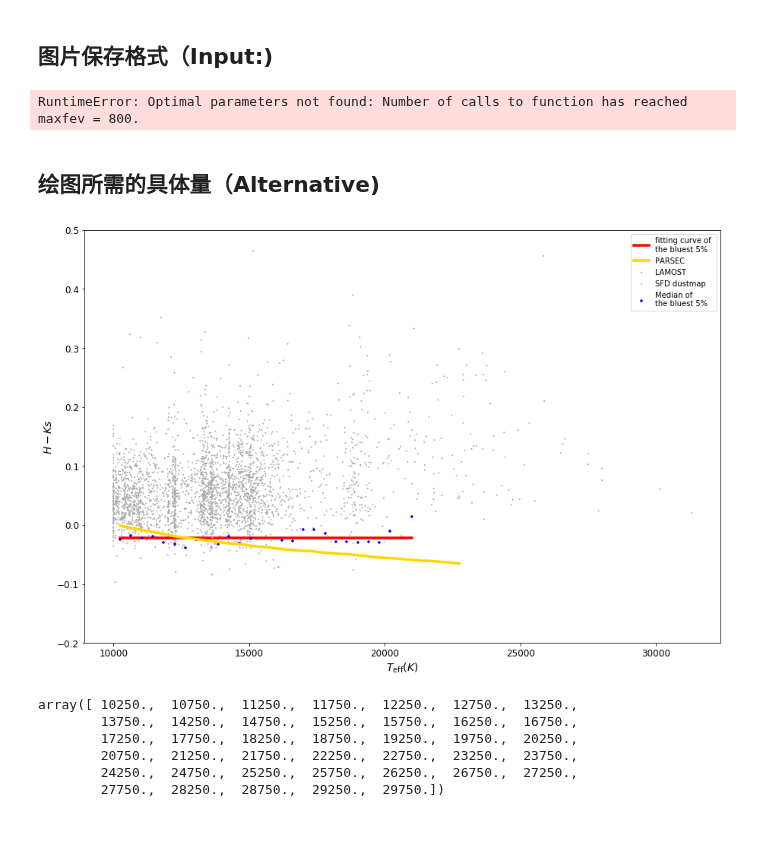
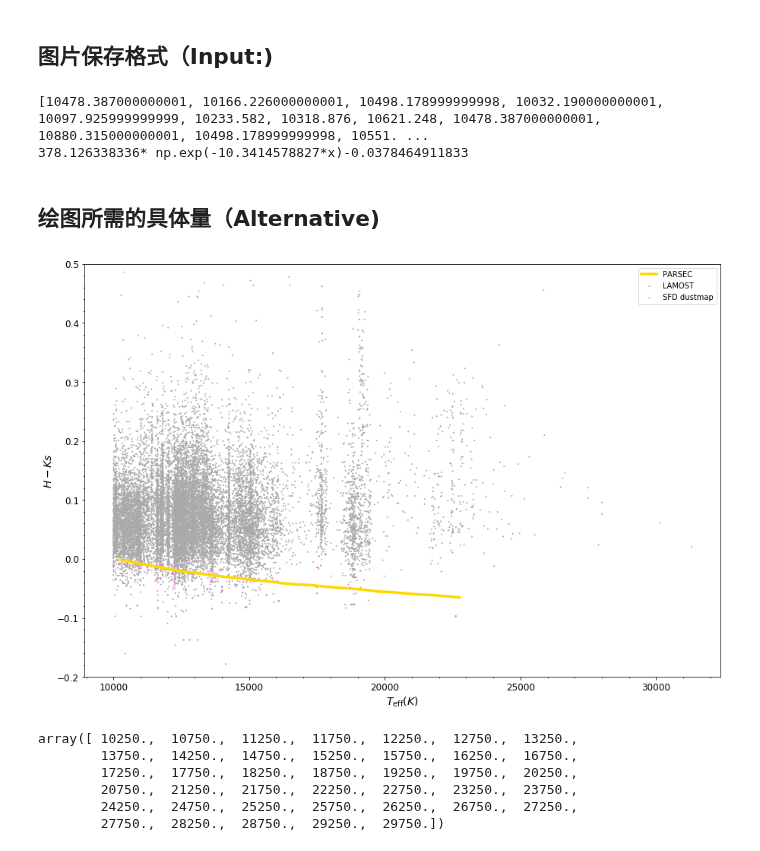
Before and after one commit to DengDingshan/OBIC_serious, a Jupyter notebook: LAMOST_fitcurve_pandas-New2.ipynb, the cells around one changed output. Saved outputs shown, nothing was run; the diff lists cells and outputs as text; code cells hidden in the pictures.

```diff
--- a/LAMOST_fitcurve_pandas-New2.ipynb
+++ b/LAMOST_fitcurve_pandas-New2.ipynb
@@ -41,7 +41,7 @@ data_dir = '/Users/SY/Desktop/obic/data/'
 #data_dir = '/Users/dengdingshan/Documents/data/obic/'
 # %%
 #read as pandas
-starcatalog_fram = pd.read_csv(data_dir + 'lamost_8582_2mass_new.csv')
+starcatalog_fram = pd.read_csv(data_dir + 'new8582_lamost_sfd_2mass.csv')
 
 ###########
 
@@ -497,9 +499,10 @@ savename1 = save + date_now + cc1 + cc2 + 'logg3'+'.png'
 savename2 = save + date_now + cc1 + '_HR_' + cc2 +'.png'
 savename3 = save + date_now + 'errteff.png'
 
-savename5 = save + date_now + cc1 + cc2 + 'FEH'+'Plus'+'8582'+'.png'
+savename5 = save + date_now + cc1 + cc2 + 'FEH'+'Plus'+'8582new'+'.png'
 savename6 = save + date_now + cc1 + cc2 + 'FEH'+'Plus'+'_sdssno'+'.png'
 savename7 = save + date_now + cc1 + cc2 + 'FEH'+'Plus'+'galexyes'+'.png'
+savename8 = save + date_now + cc1 + cc2 + 'FEH'+'Plus'+'8582new'+'pure'+'.png'
 # %%
 # plt hist of ebv
 
@@ -524,7 +527,8 @@ print(str(popt_sfd[0])+'* np.exp('+str(-popt_sfd[1])+'*x)'+str(popt_sfd[2])) #
 # print(fitcurve) #在屏幕上打印拟合多项式
 # SFD_vals=fitcurve(SFD_catalog_teff)
 # %% [output]
-RuntimeError: Optimal parameters not found: Number of calls to function has reached maxfev = 800.
+[10478.387000000001, 10166.226000000001, 10498.178999999998, 10032.190000000001, 10097.925999999999, 10233.582, 10318.876, 10621.248, 10478.387000000001, 10880.315000000001, 10498.178999999998, 10551. ...
+378.126338336* np.exp(-10.3414578827*x)-0.0378464911833
 # %% [markdown]
 ## 绘图所需的具体量（Alternative)
 # %%
@@ -544,41 +548,42 @@ plt.scatter(SFD_catalog_teff,SFD_catalog_color,alpha=1,edgecolors='None',c='viol
 #plt.plot(SFD_catalog_teff, SFD_vals, c='black',linewidth = 3.5,label='fitting curve of \nthe E(B-V)<0.05',zorder=1)
 
 # ic plot from blue edge
-plt.plot(int_teff, colorvals, c='r',linewidth = 3.5,label='fitting curve of \nthe bluest 5%',zorder=1,alpha=1)
+#plt.plot(int_teff, colorvals, c='r',linewidth = 3.5,label='fitting curve of \nthe bluest 5%',zorder=1,alpha=1)
 
 # ic from blue edge
-plt.scatter(int_teff, int_color, edgecolors='None',c='b', marker = '+',s=11,label='Median of\nthe bluest 5%',zorder=2)
+#plt.scatter(int_teff, int_color, edgecolors='None',c='b', marker = '+',s=11,label='Median of\nthe bluest 5%',zorder=2)
 
 # ic from Allen's work
 # plt.scatter(BBFrame_fil['Teff'],BBFrame_fil['J-H'],c='lime',s=11,label='Allen',zorder=2)
 
 #ic from parsec
 #plt.scatter(parsec_teff,parsec_color,c='gold',s=5,label='PARSEC',zorder=2)
 plt.plot(parsec_teff, parsec_color, c='gold',linewidth = 3.5,label='PARSEC',zorder=2,alpha=1)
 ### Draw the plot
 
 # plt.xlabel('$T_\mathrm{eff}$'); plt.ylabel(ylabel)
 #plt.scatter(BBFrame_fil['Teff'],BBFrame_fil['J-H'],c='lightgreen',s=15,label='Allen')
 
 plt.legend(loc='upper right')
 #new_ticks = np.linspace(-1,2,7)
 #plt.yticks(new_ticks)
 
 # plt.ylim(np.min(starcatalog_fram_fil[color1] - starcatalog_fram_fil[color2]) - 0.5,\
 #         np.max(starcatalog_fram_fil[color1] - starcatalog_fram_fil[color2]))
 #plt.ylim(np.min(starcatalog_fram_fil[color1] - starcatalog_fram_fil[color2]) - 0.5,\
 #       4)
 
 plt.xticks(fontsize=12)
 plt.yticks(fontsize=12)
 # plt.savefig(savename1,dpi=200)
-
+plt.minorticks_on()
 plt.ylim(-0.2,0.5)
-plt.savefig(savename5,dpi=200)
+#plt.xlim(10000,21000)
+plt.savefig(savename8,dpi=200)
 
 plt.show()
 # %% [output]
-[figure, old version]
+[figure, new version]
 # %%
 parsec_teff
 # %% [output]
```
Also changed, not shown: parts of 3 cells of this notebook.
